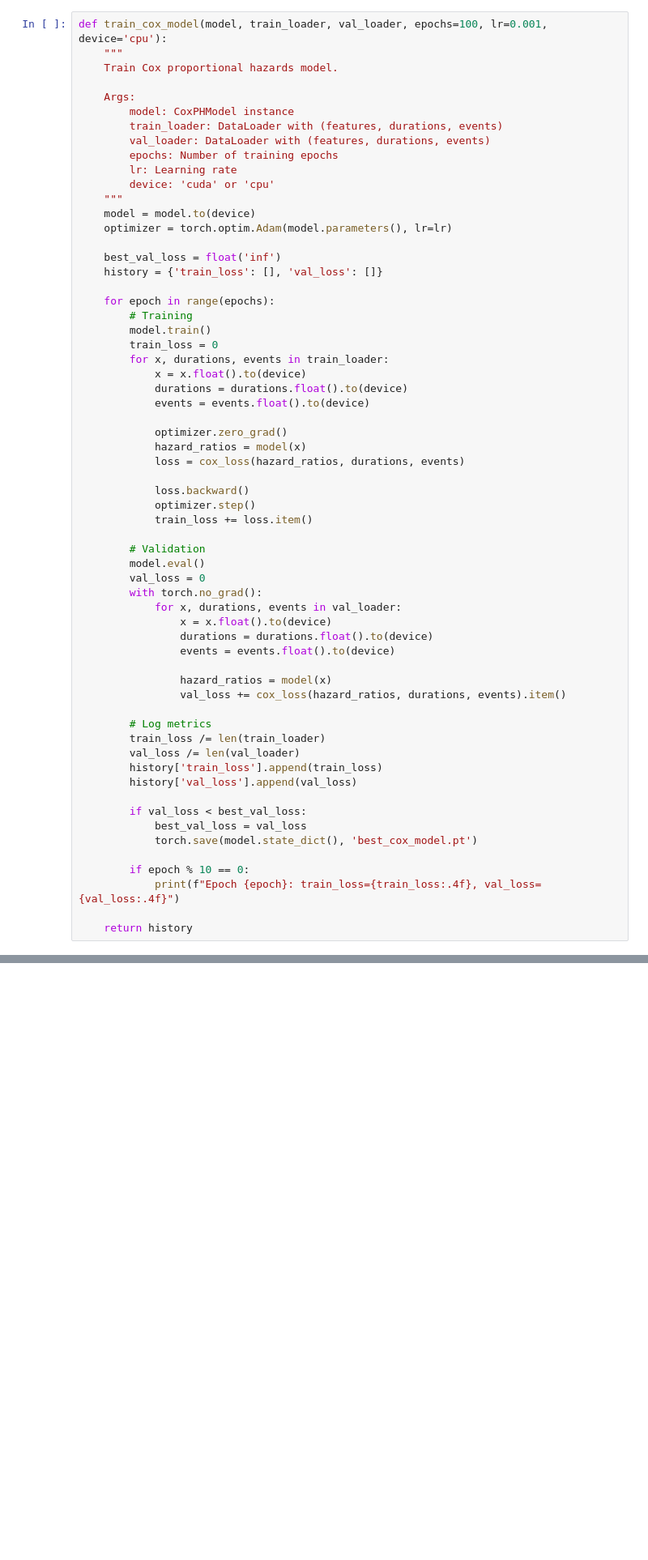
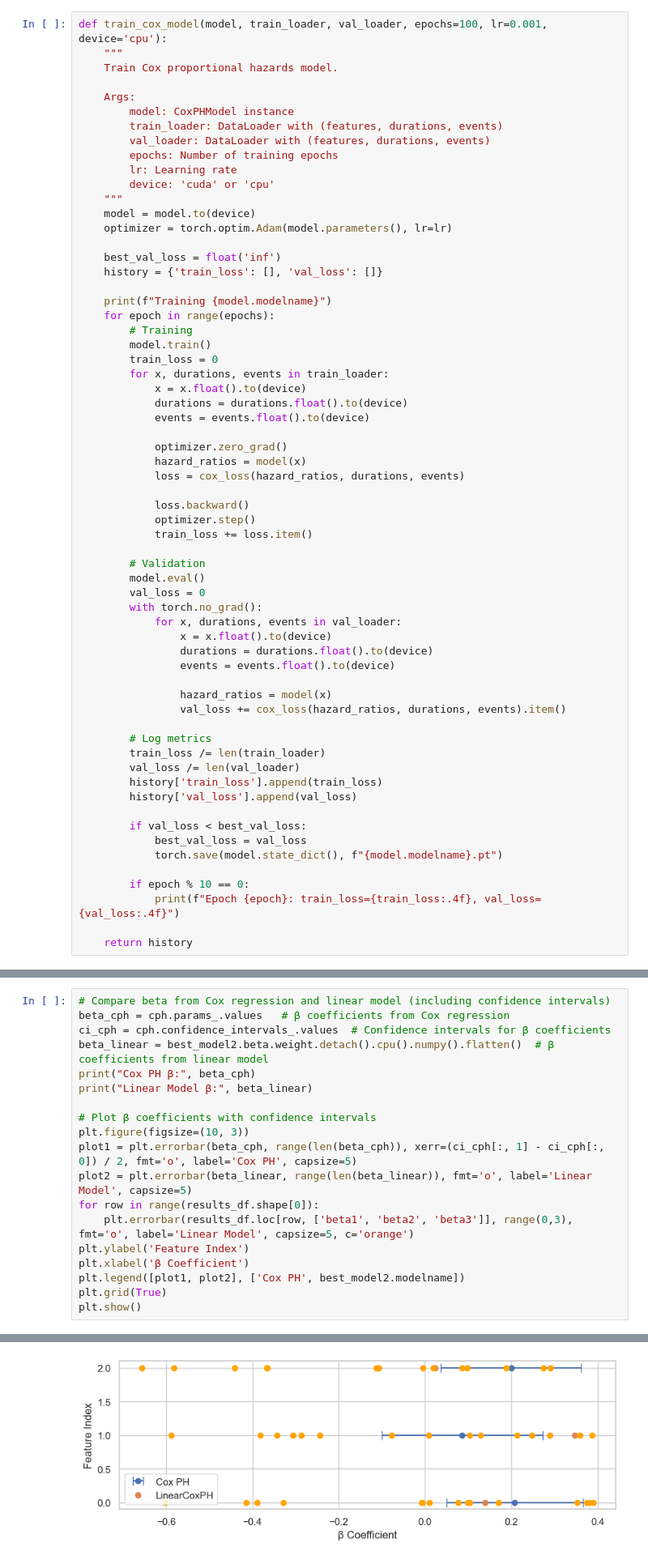
Before and after one commit to eric-fey-hus/ukko, a Jupyter notebook: Survival_model_dev.ipynb, the cells around one changed output, grey strips where cells are left out. Shown at 81% size. Drawn from its saved outputs; the diff is of its cells as text; blank space fills up the shorter version.

```diff
--- a/Survival_model_dev.ipynb
+++ b/Survival_model_dev.ipynb
@@ -234,6 +244,7 @@ def train_cox_model(model, train_loader, val_loader, epochs=100, lr=0.001, devic
     best_val_loss = float('inf')
     history = {'train_loss': [], 'val_loss': []}
 
+    print(f"Training {model.modelname}")
     for epoch in range(epochs):
         # Training
         model.train()
@@ -271,7 +282,7 @@ def train_cox_model(model, train_loader, val_loader, epochs=100, lr=0.001, devic
 
         if val_loss < best_val_loss:
             best_val_loss = val_loss
-            torch.save(model.state_dict(), 'best_cox_model.pt')
+            torch.save(model.state_dict(), f"{model.modelname}.pt")
 
         if epoch % 10 == 0:
             print(f"Epoch {epoch}: train_loss={train_loss:.4f}, val_loss={val_loss:.4f}")
@@ -536,0 +659,20 @@ fig = plot_risk_stratification(df['T'], df['E'], high_risk,
+# %%
+# Compare beta from Cox regression and linear model (including confidence intervals)
+beta_cph = cph.params_.values   # β coefficients from Cox regression
+ci_cph = cph.confidence_intervals_.values  # Confidence intervals for β coefficients
+beta_linear = best_model2.beta.weight.detach().cpu().numpy().flatten()  # β coefficients from linear model
+print("Cox PH β:", beta_cph)
+print("Linear Model β:", beta_linear)
+
+# Plot β coefficients with confidence intervals
+plt.figure(figsize=(10, 3))
+plot1 = plt.errorbar(beta_cph, range(len(beta_cph)), xerr=(ci_cph[:, 1] - ci_cph[:, 0]) / 2, fmt='o', label='Cox PH', capsize=5)
+plot2 = plt.errorbar(beta_linear, range(len(beta_linear)), fmt='o', label='Linear Model', capsize=5)
+for row in range(results_df.shape[0]):
+    plt.errorbar(results_df.loc[row, ['beta1', 'beta2', 'beta3']], range(0,3), fmt='o', label='Linear Model', capsize=5, c='orange')
+plt.ylabel('Feature Index')
+plt.xlabel('β Coefficient')
+plt.legend([plot1, plot2], ['Cox PH', best_model2.modelname])
+plt.grid(True)
+plt.show()
+# %% [output]
@@ -536,0 +681 @@ fig = plot_risk_stratification(df['T'], df['E'], high_risk,
+[figure, added]
```
Also changed, not shown: parts of 11 cells of this notebook, 9 other files.
